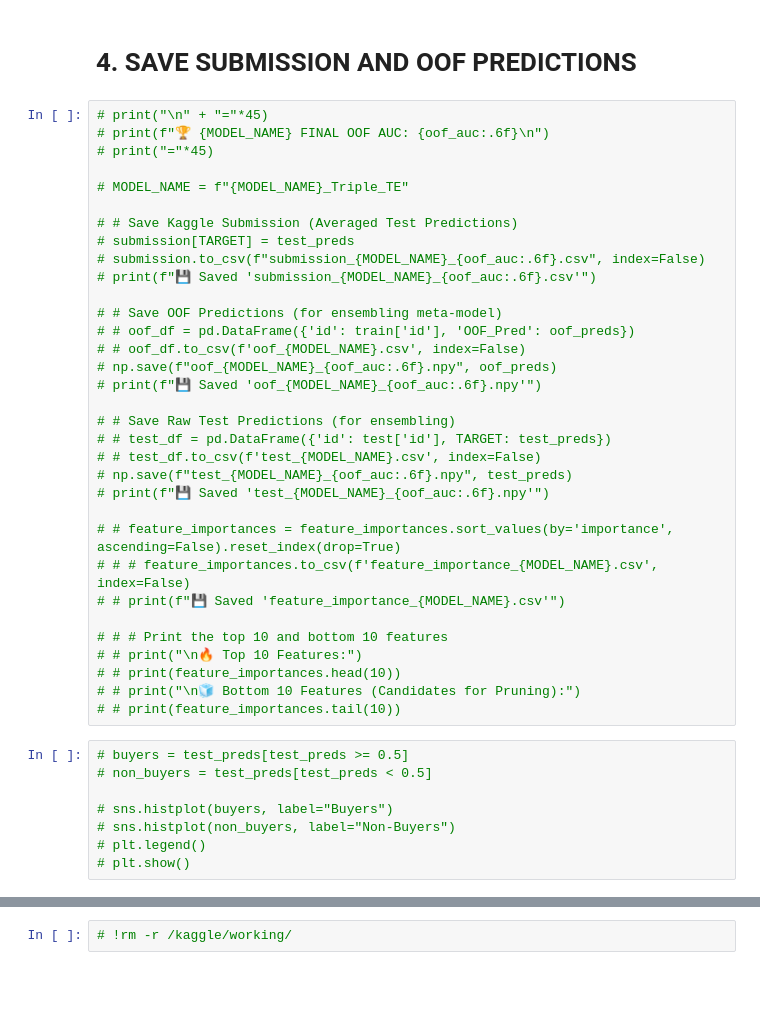
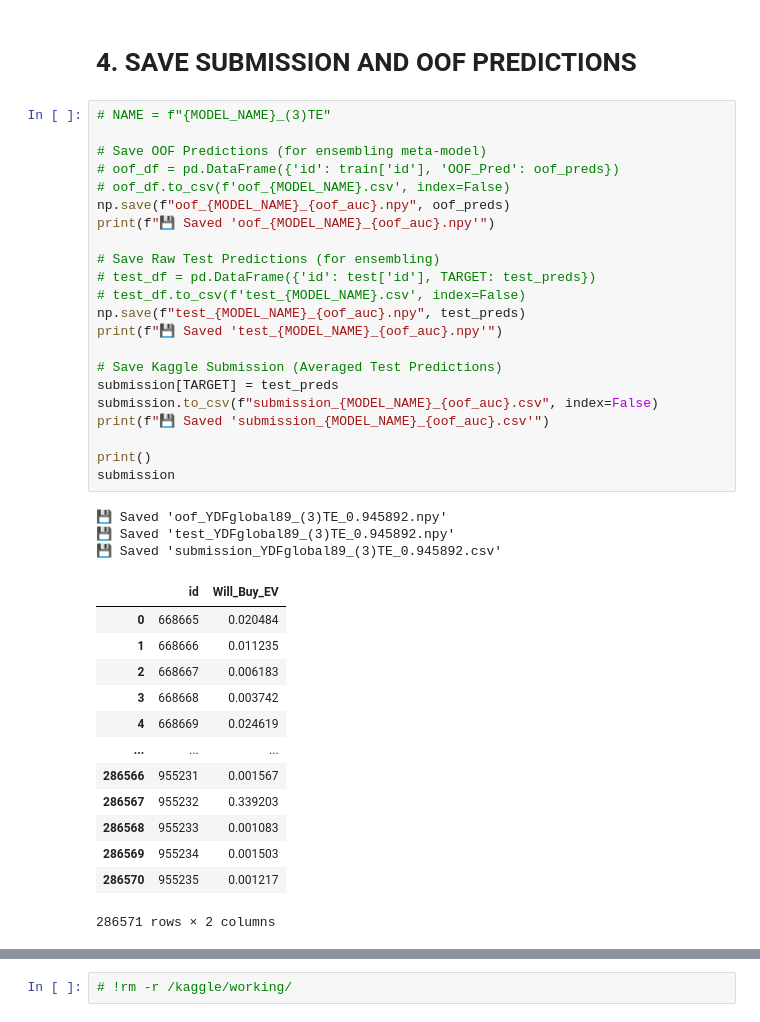
Before and after one commit to coded-sly/ps6e9-EV-Purchase, a Jupyter notebook: ydf-triple-te-ev.ipynb, the cells around one changed output, grey strips where cells are left out. Cells and saved outputs as stored; diff of their text form; blank space fills up the shorter version.

Commit message:
Kaggle Notebook | YDF | Triple-TE | 🔋 EV | v1_global

```diff
--- a/ydf-triple-te-ev.ipynb
+++ b/ydf-triple-te-ev.ipynb
@@ -758,43 +598,41 @@ Below is the first tree of the model. The model contains 315 trees, which jointl
 # %% [markdown]
 # 4. SAVE SUBMISSION AND OOF PREDICTIONS
 # %%
-# print("\n" + "="*45)
-# print(f"🏆 {MODEL_NAME} FINAL OOF AUC: {oof_auc:.6f}\n")
-# print("="*45)
+# NAME = f"{MODEL_NAME}_(3)TE"
 
-# MODEL_NAME = f"{MODEL_NAME}_Triple_TE"
+# Save OOF Predictions (for ensembling meta-model)
+# oof_df = pd.DataFrame({'id': train['id'], 'OOF_Pred': oof_preds})
+# oof_df.to_csv(f'oof_{MODEL_NAME}.csv', index=False)
+np.save(f"oof_{MODEL_NAME}_{oof_auc}.npy", oof_preds)
+print(f"💾 Saved 'oof_{MODEL_NAME}_{oof_auc}.npy'")
 
-# # Save Kaggle Submission (Averaged Test Predictions)
-# submission[TARGET] = test_preds
-# submission.to_csv(f"submission_{MODEL_NAME}_{oof_auc:.6f}.csv", index=False)
-# print(f"💾 Saved 'submission_{MODEL_NAME}_{oof_auc:.6f}.csv'")
+# Save Raw Test Predictions (for ensembling)
+# test_df = pd.DataFrame({'id': test['id'], TARGET: test_preds})
+# test_df.to_csv(f'test_{MODEL_NAME}.csv', index=False)
+np.save(f"test_{MODEL_NAME}_{oof_auc}.npy", test_preds)
+print(f"💾 Saved 'test_{MODEL_NAME}_{oof_auc}.npy'")
 
-# # Save OOF Predictions (for ensembling meta-model)
-# # oof_df = pd.DataFrame({'id': train['id'], 'OOF_Pred': oof_preds})
-# # oof_df.to_csv(f'oof_{MODEL_NAME}.csv', index=False)
-# np.save(f"oof_{MODEL_NAME}_{oof_auc:.6f}.npy", oof_preds)
-# print(f"💾 Saved 'oof_{MODEL_NAME}_{oof_auc:.6f}.npy'")
+# Save Kaggle Submission (Averaged Test Predictions)
+submission[TARGET] = test_preds
+submission.to_csv(f"submission_{MODEL_NAME}_{oof_auc}.csv", index=False)
+print(f"💾 Saved 'submission_{MODEL_NAME}_{oof_auc}.csv'")
 
-# # Save Raw Test Predictions (for ensembling)
-# # test_df = pd.DataFrame({'id': test['id'], TARGET: test_preds})
-# # test_df.to_csv(f'test_{MODEL_NAME}.csv', index=False)
-# np.save(f"test_{MODEL_NAME}_{oof_auc:.6f}.npy", test_preds)
-# print(f"💾 Saved 'test_{MODEL_NAME}_{oof_auc:.6f}.npy'")
-
-# # feature_importances = feature_importances.sort_values(by='importance', ascending=False).reset_index(drop=True)
-# # # feature_importances.to_csv(f'feature_importance_{MODEL_NAME}.csv', index=False)
-# # print(f"💾 Saved 'feature_importance_{MODEL_NAME}.csv'")
-
-# # # Print the top 10 and bottom 10 features
-# # print("\n🔥 Top 10 Features:")
-# # print(feature_importances.head(10))
-# # print("\n🧊 Bottom 10 Features (Candidates for Pruning):")
-# # print(feature_importances.tail(10))
+print()
+submission
+# %% [output]
+💾 Saved 'oof_YDFglobal89_(3)TE_0.945892.npy'
+💾 Saved 'test_YDFglobal89_(3)TE_0.945892.npy'
+💾 Saved 'submission_YDFglobal89_(3)TE_0.945892.csv'
+|  | id | Will_Buy_EV |
+| 0 | 668665 | 0.020484 |
+| 1 | 668666 | 0.011235 |
+| 2 | 668667 | 0.006183 |
+| 3 | 668668 | 0.003742 |
+| 4 | 668669 | 0.024619 |
+| ... | ... | ... |
+| 286566 | 955231 | 0.001567 |
+| 286567 | 955232 | 0.339203 |
+| 286568 | 955233 | 0.001083 |
+| 286569 | 955234 | 0.001503 |
+| 286570 | 955235 | 0.001217 |
+286571 rows × 2 columns
-# %%
-# buyers = test_preds[test_preds >= 0.5]
-# non_buyers = test_preds[test_preds < 0.5]
-
-# sns.histplot(buyers, label="Buyers")
-# sns.histplot(non_buyers, label="Non-Buyers")
-# plt.legend()
-# plt.show()
```
Also changed, not shown: parts of 14 cells of this notebook.
